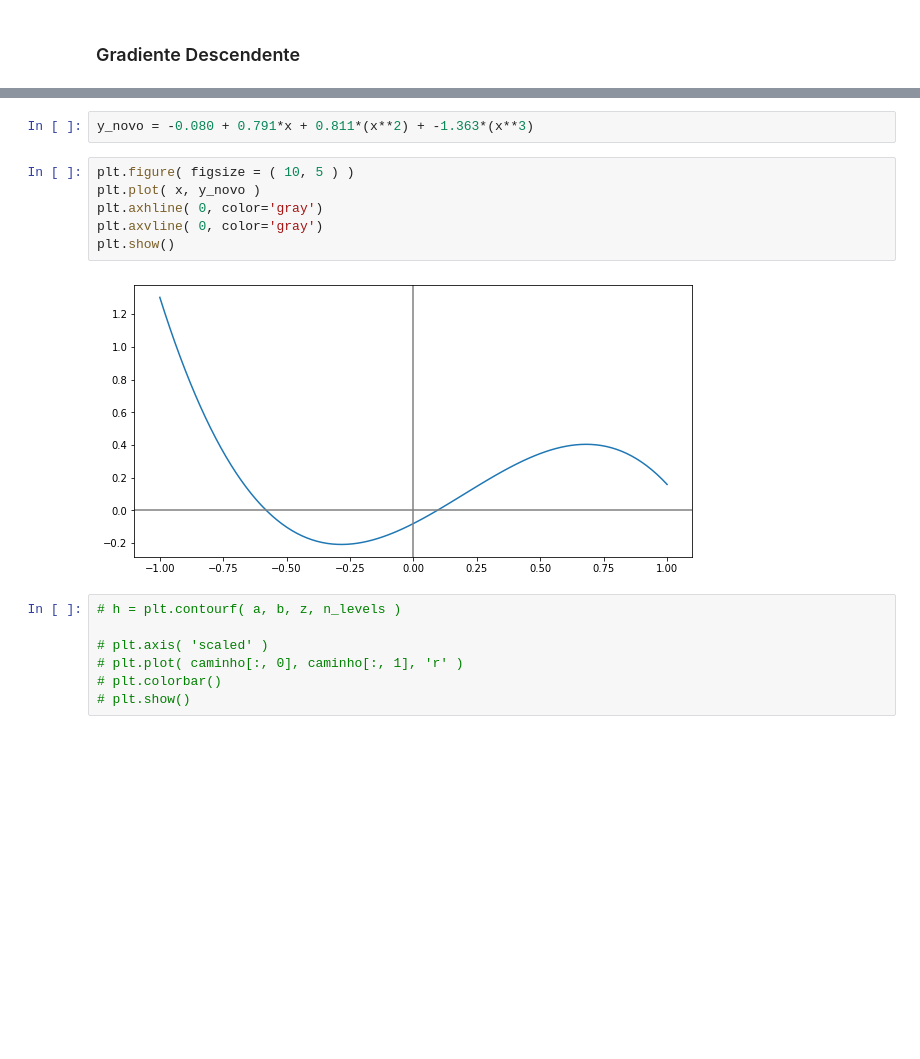
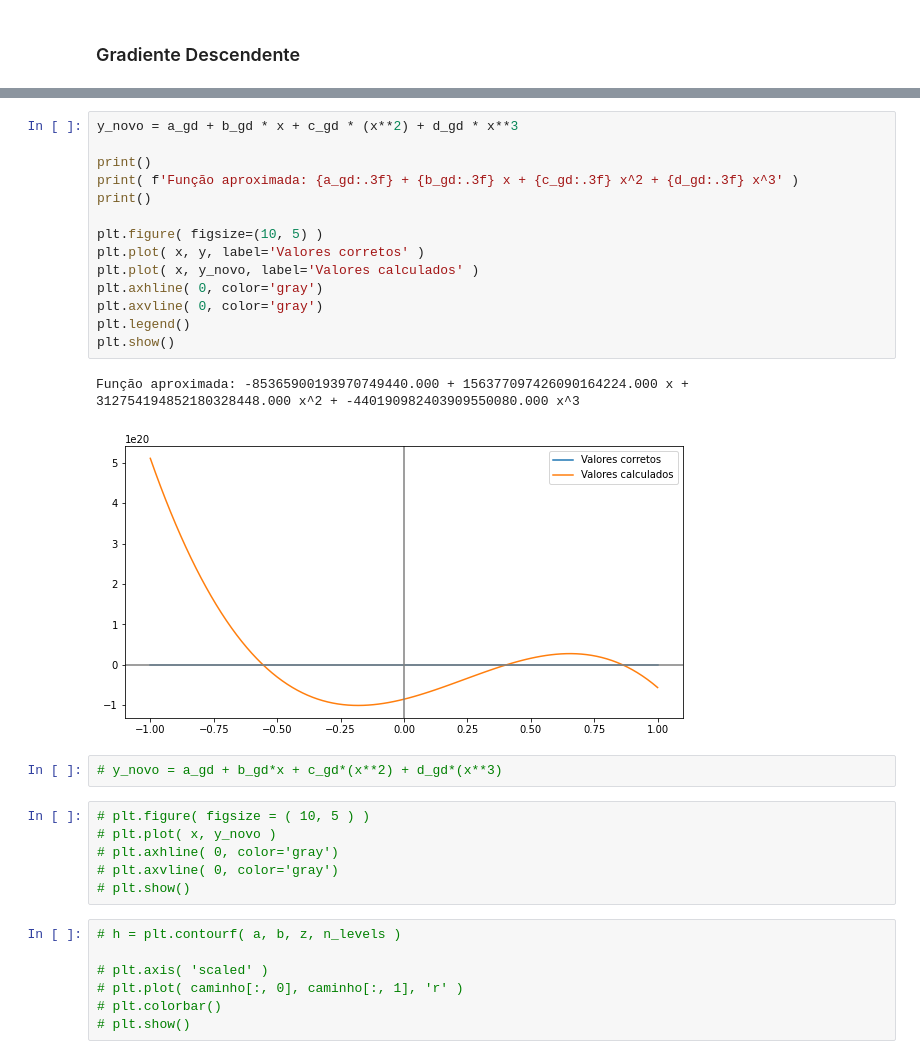
Before and after one commit to danieldasilvacosta/pucrio--vc--trabalhos--2022.2, a Jupyter notebook: Trabalho 2 - Daniel da Silva Costa/T2_DanielCosta.ipynb, the cells around one changed output, grey strips where cells are left out. Cells and saved outputs as stored; diff of their text form; blank space fills up the shorter version.

```diff
--- a/Trabalho 2 - Daniel da Silva Costa/T2_DanielCosta.ipynb
+++ b/Trabalho 2 - Daniel da Silva Costa/T2_DanielCosta.ipynb
@@ -224,13 +249,28 @@ Wall time: 8.71 s
-# %%
-y_novo = -0.080 + 0.791*x + 0.811*(x**2) + -1.363*(x**3)
+# %%
+y_novo = a_gd + b_gd * x + c_gd * (x**2) + d_gd * x**3
+
+print()
+print( f'Função aproximada: {a_gd:.3f} + {b_gd:.3f} x + {c_gd:.3f} x^2 + {d_gd:.3f} x^3' )
+print()
+
+plt.figure( figsize=(10, 5) )
+plt.plot( x, y, label='Valores corretos' )
+plt.plot( x, y_novo, label='Valores calculados' )
+plt.axhline( 0, color='gray')
+plt.axvline( 0, color='gray')
+plt.legend()
+plt.show()
+# %% [output]
+Função aproximada: -85365900193970749440.000 + 156377097426090164224.000 x + 312754194852180328448.000 x^2 + -440190982403909550080.000 x^3
+[figure, added]
+# %%
+# y_novo = a_gd + b_gd*x + c_gd*(x**2) + d_gd*(x**3)
 # %%
-plt.figure( figsize = ( 10, 5 ) )
-plt.plot( x, y_novo )
-plt.axhline( 0, color='gray')
-plt.axvline( 0, color='gray')
-plt.show()
+# plt.figure( figsize = ( 10, 5 ) )
+# plt.plot( x, y_novo )
+# plt.axhline( 0, color='gray')
+# plt.axvline( 0, color='gray')
+# plt.show()
-# %% [output]
-[figure, removed]
 # %%
 # h = plt.contourf( a, b, z, n_levels )
 
```
Also changed, not shown: parts of 25 cells of this notebook.
